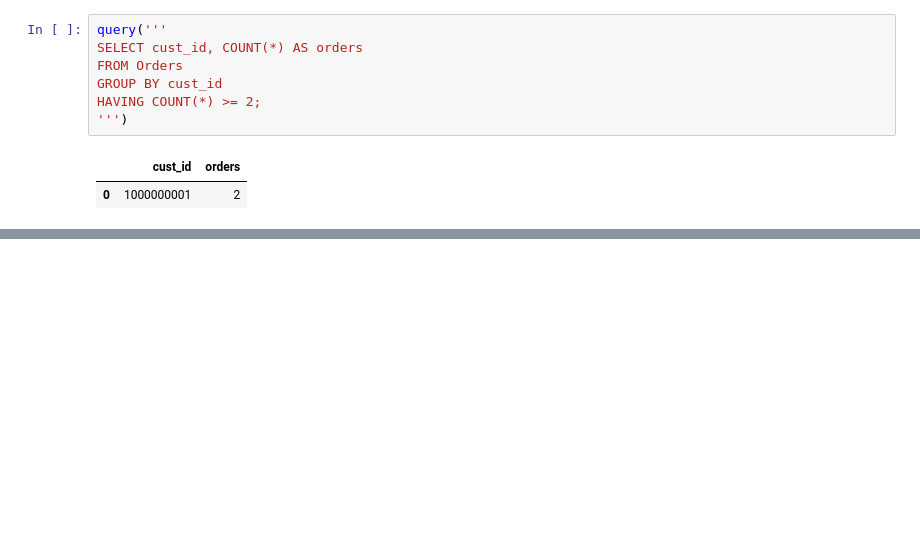
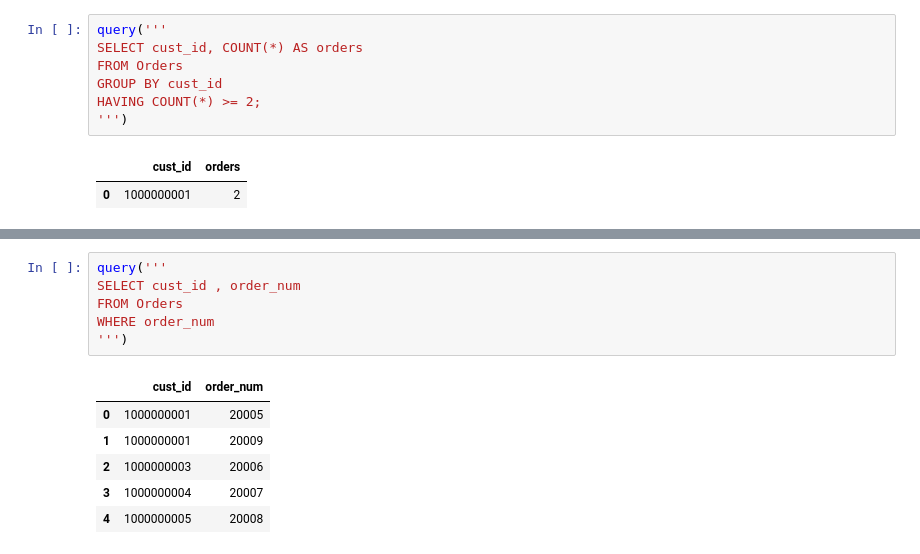
Before and after one commit to alinemati45/mysql_code_leetcode, a Jupyter notebook: Sams Teach Yourself SQL in 10 Minutes Fifth Edition Ben Forta.ipynb, the cells around one changed output, grey strips where cells are left out. Saved outputs shown, nothing was run; the diff lists cells and outputs as text; blank space fills up the shorter version.

```diff
--- a/Sams Teach Yourself SQL in 10 Minutes Fifth Edition Ben Forta.ipynb
+++ b/Sams Teach Yourself SQL in 10 Minutes Fifth Edition Ben Forta.ipynb
@@ -1559,0 +1617,13 @@ HAVING COUNT(*) >= 2;
+# %%
+query('''
+SELECT cust_id , order_num
+FROM Orders
+WHERE order_num
+''')
+# %% [output]
+|  | cust_id | order_num |
+| 0 | 1000000001 | 20005 |
+| 1 | 1000000001 | 20009 |
+| 2 | 1000000003 | 20006 |
+| 3 | 1000000004 | 20007 |
+| 4 | 1000000005 | 20008 |
```
Also changed, not shown: parts of 17 cells of this notebook.
